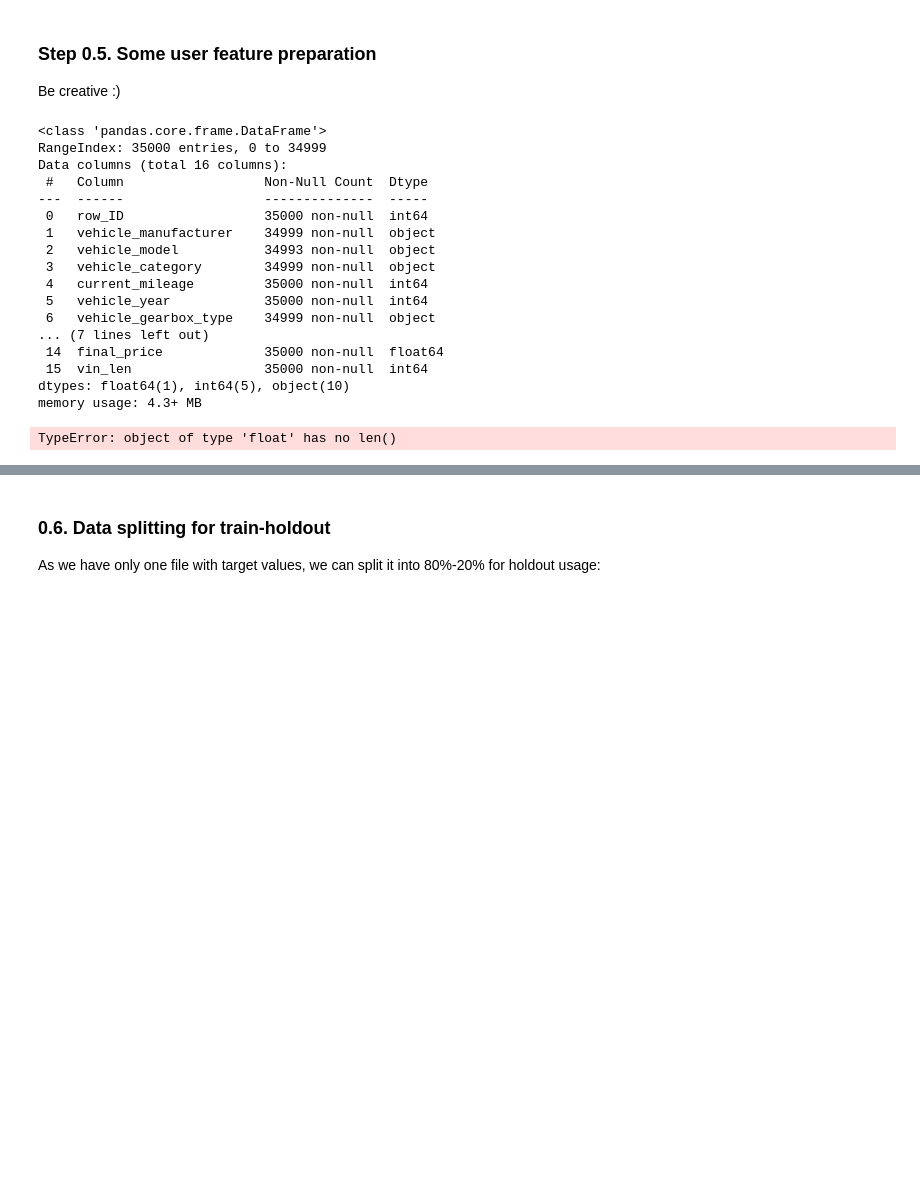
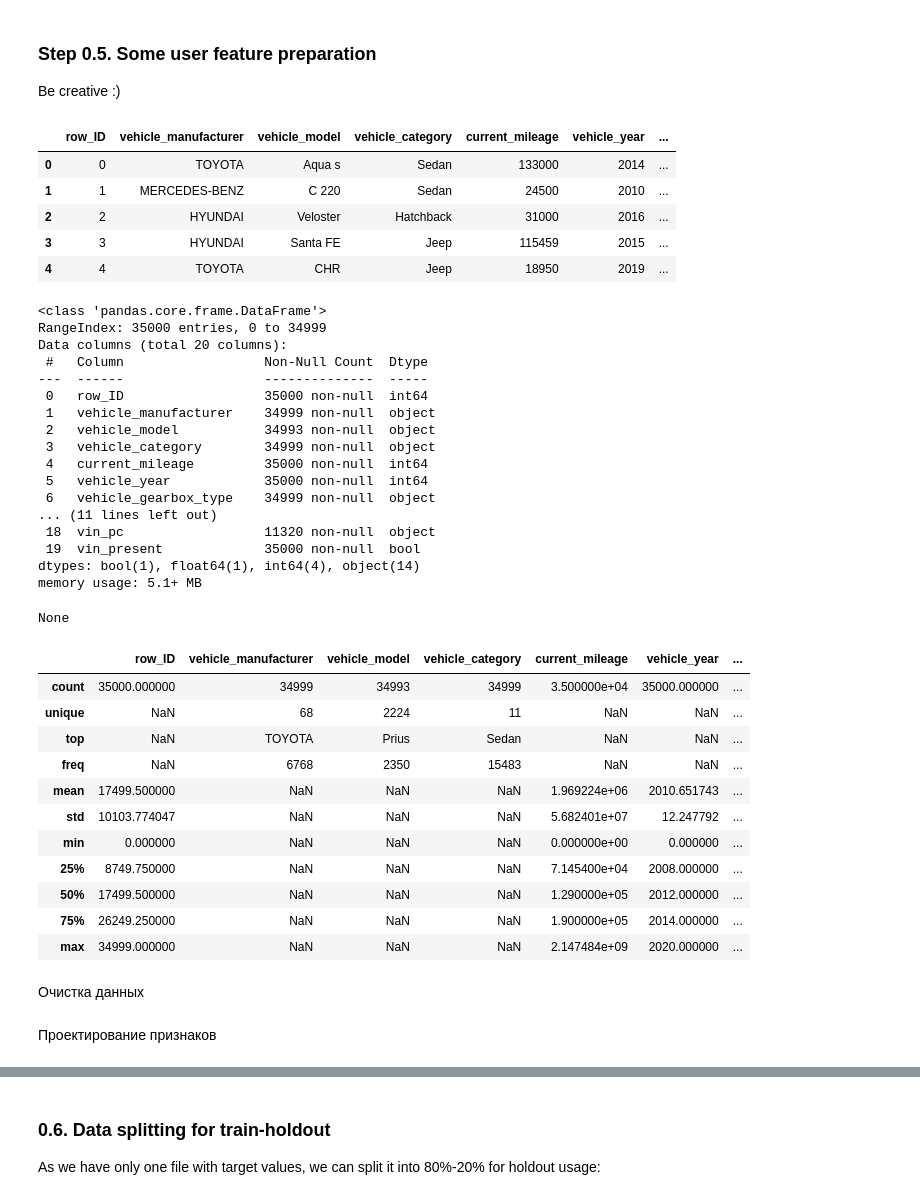
Before and after one commit to alexplak/sf-data-science, a Jupyter notebook: KAGGLE-0/ipynb/kaggle-0-p2p-03.ipynb, the cells around one changed output, grey strips where cells are left out. Saved outputs shown, nothing was run; the diff lists cells and outputs as text; code cells hidden in the pictures; blank space fills up the shorter version.

```diff
--- a/KAGGLE-0/ipynb/kaggle-0-p2p-03.ipynb
+++ b/KAGGLE-0/ipynb/kaggle-0-p2p-03.ipynb
@@ -182,35 +182,3 @@ submission.head()
 ### Step 0.5. Some user feature preparation
 
 Be creative :)
-# %%
-train_data.info()
-# %% [output]
-<class 'pandas.core.frame.DataFrame'>
-RangeIndex: 35000 entries, 0 to 34999
-Data columns (total 16 columns):
- #   Column                  Non-Null Count  Dtype
----  ------                  --------------  -----
- 0   row_ID                  35000 non-null  int64
- 1   vehicle_manufacturer    34999 non-null  object
- 2   vehicle_model           34993 non-null  object
- 3   vehicle_category        34999 non-null  object
- 4   current_mileage         35000 non-null  int64
- 5   vehicle_year            35000 non-null  int64
- 6   vehicle_gearbox_type    34999 non-null  object
-... (7 lines left out)
- 14  final_price             35000 non-null  float64
- 15  vin_len                 35000 non-null  int64
-dtypes: float64(1), int64(5), object(10)
-memory usage: 4.3+ MB
-# %%
-%%time
-
-def create_expert_feats(data):
-    # Удаление серийника из VIN
-    data['vin_len'] = data['car_vin'].apply(lambda x: len(x))
-    #pass
-
-create_expert_feats(train_data)
-create_expert_feats(test_data)
-# %% [output]
-TypeError: object of type 'float' has no len()
@@ -216,0 +188,41 @@ TypeError: object of type 'float' has no len()
+# %%
+display(train_data.head())
+display(train_data.info())
+display(train_data.describe(include='all'))
+# %% [output]
+|  | row_ID | vehicle_manufacturer | vehicle_model | vehicle_category | current_mileage | vehicle_year | ... |
+| 0 | 0 | TOYOTA | Aqua s | Sedan | 133000 | 2014 | ... |
+| 1 | 1 | MERCEDES-BENZ | C 220 | Sedan | 24500 | 2010 | ... |
+| 2 | 2 | HYUNDAI | Veloster | Hatchback | 31000 | 2016 | ... |
+| 3 | 3 | HYUNDAI | Santa FE | Jeep | 115459 | 2015 | ... |
+| 4 | 4 | TOYOTA | CHR | Jeep | 18950 | 2019 | ... |
+<class 'pandas.core.frame.DataFrame'>
+RangeIndex: 35000 entries, 0 to 34999
+Data columns (total 20 columns):
+ #   Column                  Non-Null Count  Dtype
+---  ------                  --------------  -----
+ 0   row_ID                  35000 non-null  int64
+ 1   vehicle_manufacturer    34999 non-null  object
+ 2   vehicle_model           34993 non-null  object
+ 3   vehicle_category        34999 non-null  object
+ 4   current_mileage         35000 non-null  int64
+ 5   vehicle_year            35000 non-null  int64
+ 6   vehicle_gearbox_type    34999 non-null  object
+... (11 lines left out)
+ 18  vin_pc                  11320 non-null  object
+ 19  vin_present             35000 non-null  bool
+dtypes: bool(1), float64(1), int64(4), object(14)
+memory usage: 5.1+ MB
+None
+|  | row_ID | vehicle_manufacturer | vehicle_model | vehicle_category | current_mileage | vehicle_year | ... |
+| count | 35000.000000 | 34999 | 34993 | 34999 | 3.500000e+04 | 35000.000000 | ... |
+| unique | NaN | 68 | 2224 | 11 | NaN | NaN | ... |
+| top | NaN | TOYOTA | Prius | Sedan | NaN | NaN | ... |
+| freq | NaN | 6768 | 2350 | 15483 | NaN | NaN | ... |
+| mean | 17499.500000 | NaN | NaN | NaN | 1.969224e+06 | 2010.651743 | ... |
+| std | 10103.774047 | NaN | NaN | NaN | 5.682401e+07 | 12.247792 | ... |
+| min | 0.000000 | NaN | NaN | NaN | 0.000000e+00 | 0.000000 | ... |
+| 25% | 8749.750000 | NaN | NaN | NaN | 7.145400e+04 | 2008.000000 | ... |
+| 50% | 17499.500000 | NaN | NaN | NaN | 1.290000e+05 | 2012.000000 | ... |
+| 75% | 26249.250000 | NaN | NaN | NaN | 1.900000e+05 | 2014.000000 | ... |
+| max | 34999.000000 | NaN | NaN | NaN | 2.147484e+09 | 2020.000000 | ... |
@@ -216,0 +242,2 @@ TypeError: object of type 'float' has no len()
+# %% [markdown]
+Очистка данных
@@ -216,0 +260,2 @@ TypeError: object of type 'float' has no len()
+# %% [markdown]
+Проектирование признаков
```
Also changed, not shown: parts of 8 cells of this notebook, 2 other files.
